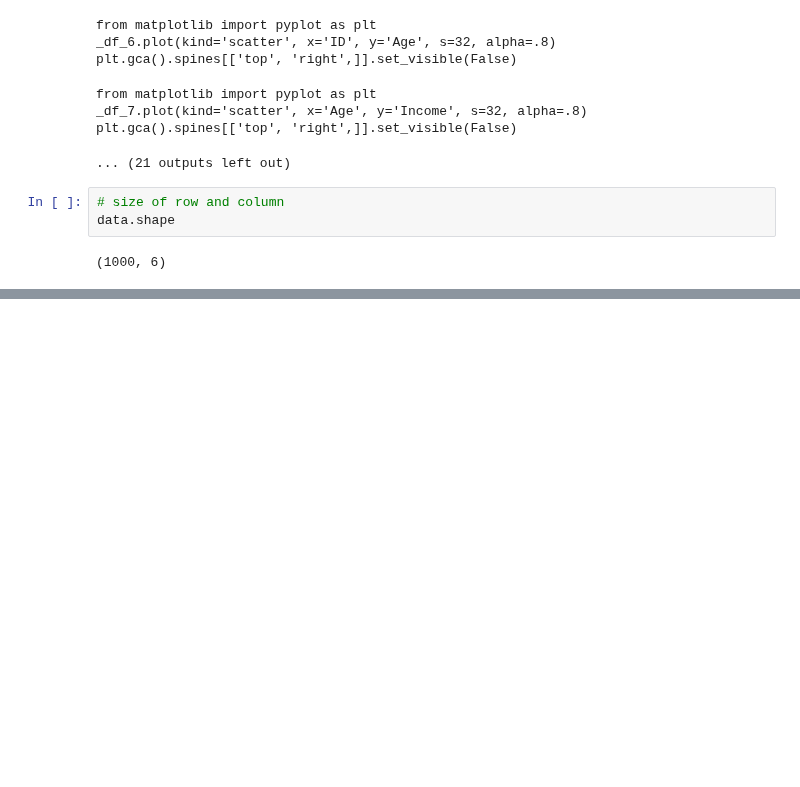
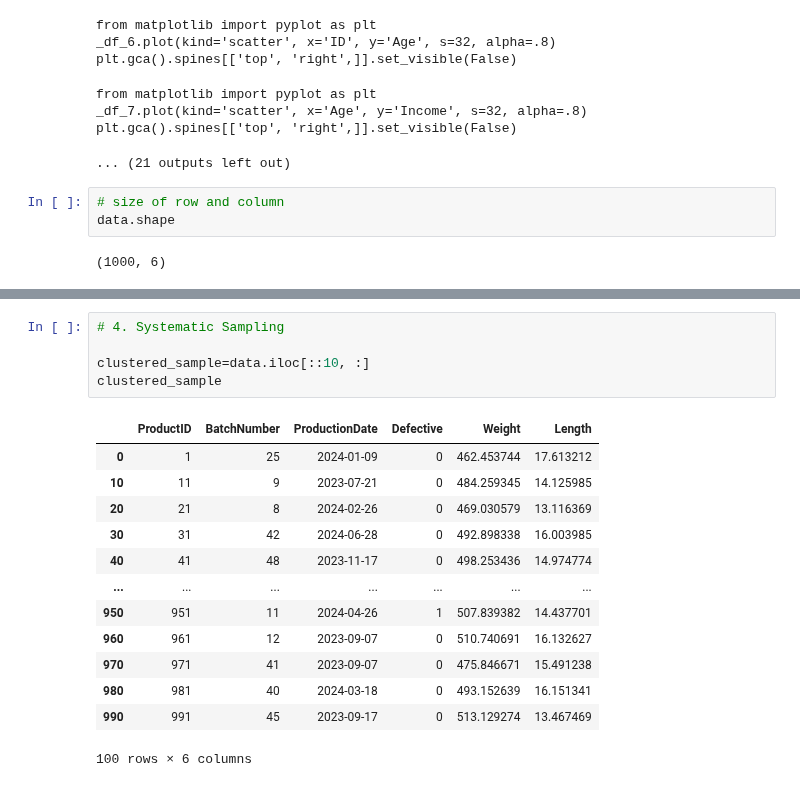
Before and after one commit to Rishabh9559/Data_science, a Jupyter notebook: Phase 1 Statistical Foundations for Data Science/Descriptive_Statistices.ipynb, the cells around one changed output, grey strips where cells are left out. Drawn from its saved outputs; the diff is of its cells as text; blank space fills up the shorter version.

```diff
--- a/Phase 1 Statistical Foundations for Data Science/Descriptive_Statistices.ipynb
+++ b/Phase 1 Statistical Foundations for Data Science/Descriptive_Statistices.ipynb
@@ -105,0 +171,19 @@ simple_Random_Data
+# %%
+# 4. Systematic Sampling
+
+clustered_sample=data.iloc[::10, :]
+clustered_sample
+# %% [output]
+|  | ProductID | BatchNumber | ProductionDate | Defective | Weight | Length |
+| 0 | 1 | 25 | 2024-01-09 | 0 | 462.453744 | 17.613212 |
+| 10 | 11 | 9 | 2023-07-21 | 0 | 484.259345 | 14.125985 |
+| 20 | 21 | 8 | 2024-02-26 | 0 | 469.030579 | 13.116369 |
+| 30 | 31 | 42 | 2024-06-28 | 0 | 492.898338 | 16.003985 |
+| 40 | 41 | 48 | 2023-11-17 | 0 | 498.253436 | 14.974774 |
+| ... | ... | ... | ... | ... | ... | ... |
+| 950 | 951 | 11 | 2024-04-26 | 1 | 507.839382 | 14.437701 |
+| 960 | 961 | 12 | 2023-09-07 | 0 | 510.740691 | 16.132627 |
+| 970 | 971 | 41 | 2023-09-07 | 0 | 475.846671 | 15.491238 |
+| 980 | 981 | 40 | 2024-03-18 | 0 | 493.152639 | 16.151341 |
+| 990 | 991 | 45 | 2023-09-17 | 0 | 513.129274 | 13.467469 |
+100 rows × 6 columns
```
Also changed, not shown: parts of 6 cells of this notebook.
